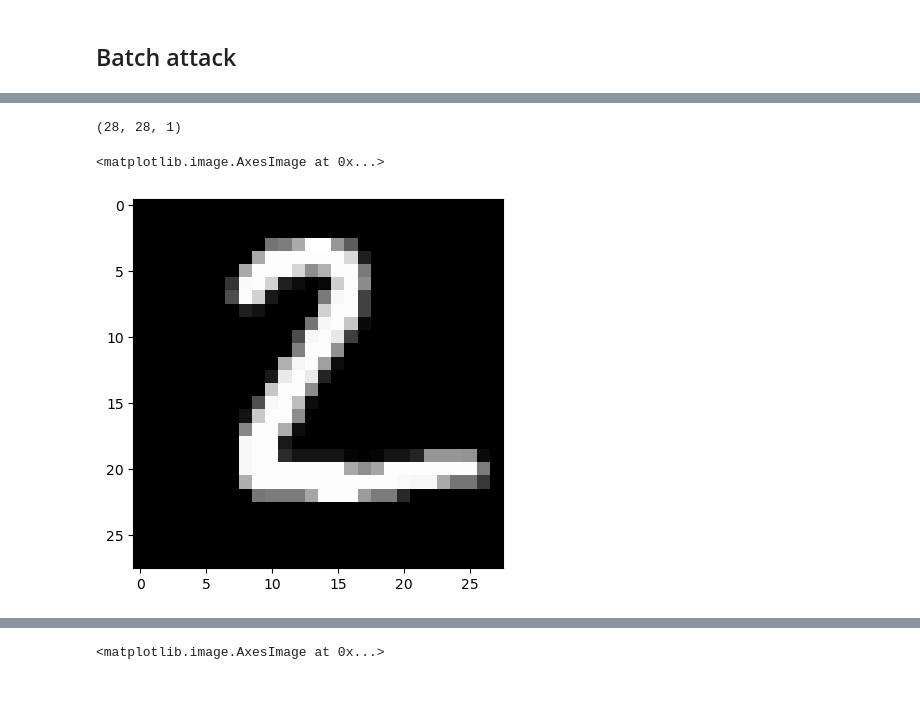
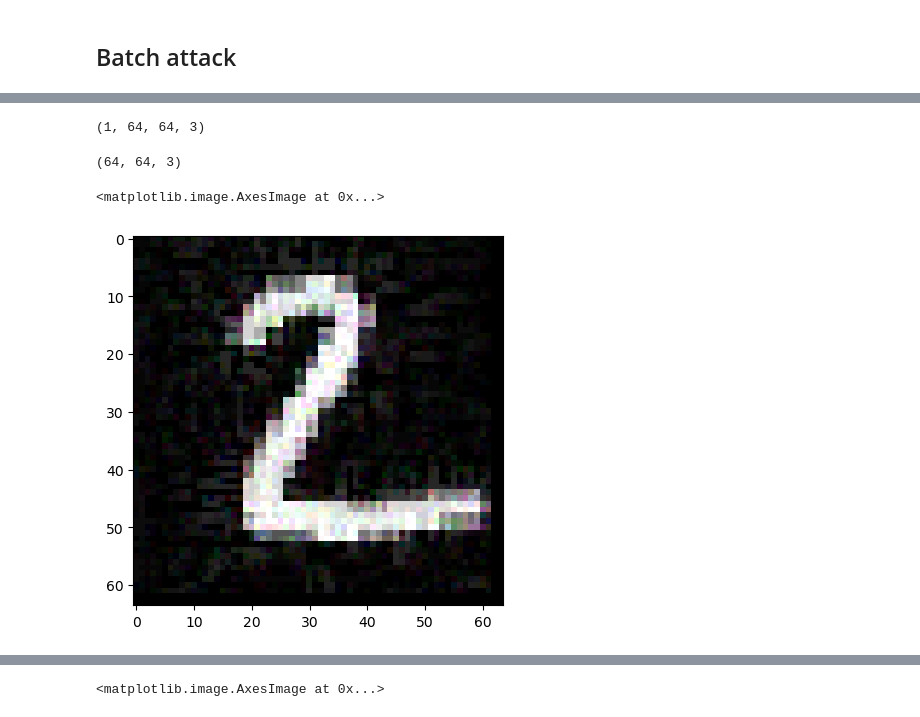
Before and after one commit to prysykes/adversarialAttacks23, a Jupyter notebook: FGSM.ipynb, the cells around one changed output, grey strips where cells are left out. Saved outputs shown, nothing was run; the diff lists cells and outputs as text; code cells hidden in the pictures; blank space fills up the shorter version.

Commit message:
attack on backbone networks

```diff
--- a/FGSM.ipynb
+++ b/FGSM.ipynb
@@ -119,10 +208,10 @@ class SavefinalTrainingLogitsProp(keras.callbacks.Callback):
 # %%
-model = MNISTClassifier()
-model.compile(loss=tf.keras.losses.SparseCategoricalCrossentropy(from_logits=True),
+model_custom = MNISTClassifier()
+model_custom.compile(loss=tf.keras.losses.SparseCategoricalCrossentropy(from_logits=True),
               optimizer=tf.keras.optimizers.legacy.Adam(learning_rate=0.0005),
               metrics=['accuracy'])
 
-model.fit(x_train, y_train, epochs=10, validation_data=(x_val, y_val))
-model.save('MNISTClassifier')
+custom_history = model_custom.fit(x_train, y_train, epochs=10, validation_data=(x_val, y_val))
+model_custom.save('MNISTClassifier')
 # %% [output]
 Epoch 1/10
@@ -154,7 +288,9 @@ class_arr = []
 
 for tup in twos_tupple:
     a_two = x_test[tup[0]]
-    a_two = np.reshape(a_two, (-1, 28, 28, 1))
+    print('a_two.shape', a_two.shape)
+    a_two = np.reshape(a_two, (-1, 64, 64, 3))
+    print('a_two.shape', a_two.shape)
     a_two_label = y_test[tup[0]]
     a_two_label = tf.convert_to_tensor(a_two_label)
     class_arr.append(a_two_label)
@@ -189,8 +346,10 @@ print(np.argmax(predictions[1][0]))
 # %%
 print(reshaped_sample_twos[0].shape)
 # drop first dimension (batch) and prepare for attack
-squeze_two = np.expand_dims(np.squeeze(reshaped_sample_twos[2]), axis=2)
-squeze_two.shape
+squeze_two = np.squeeze(reshaped_sample_twos[2])
+print(squeze_two.shape)
+# squeze_two = np.expand_dims(np.squeeze(reshaped_sample_twos[2]), axis=2)
+# squeze_two.shape
 x = squeze_two
 x = np.expand_dims(x, axis=0)
 x = tf.convert_to_tensor(x)
@@ -255,19 +415,21 @@ Num_iterations: 10
  Y: 2
 # %%
+print(attack_results[0][0].shape)
 adv_image = np.squeeze(attack_results[0][0])
-adv_image = np.expand_dims(adv_image, axis=2)
-org_image = np.expand_dims(np.squeeze(reshaped_sample_twos[0]), axis=2)
-perturbation = np.expand_dims(np.squeeze(attack_results[0][1]), axis=2)
+# adv_image = np.expand_dims(adv_image, axis=2)
+org_image = np.squeeze(reshaped_sample_twos[0])
+perturbation = np.squeeze(attack_results[0][1])
 org_image.shape
 adv_image.shape
 # plt.imshow(adv_image, cmap='gray')
 # %% [output]
-(28, 28, 1)
+(1, 64, 64, 3)
+(64, 64, 3)
 # %%
-plt.imshow(org_image, cmap='gray')
+plt.imshow(adv_image, cmap='gray')
 # %% [output]
 <matplotlib.image.AxesImage at 0x...>
-[figure, old version]
+[figure, new version]
 # %%
 print(reshaped_sample_twos.shape)
 # %% [output]
```
Also changed, not shown: parts of 36 cells of this notebook.
